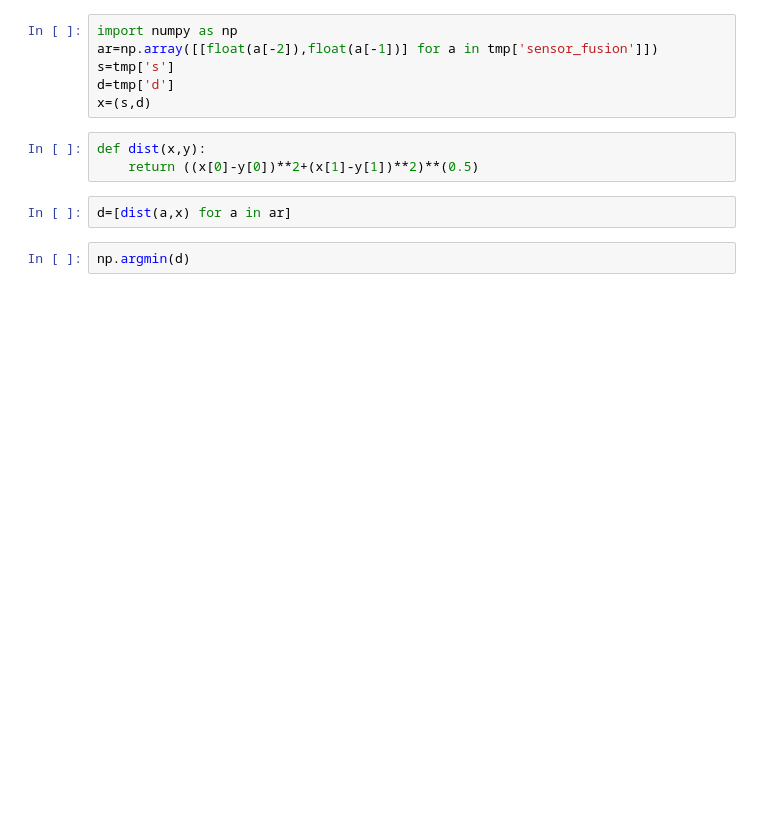
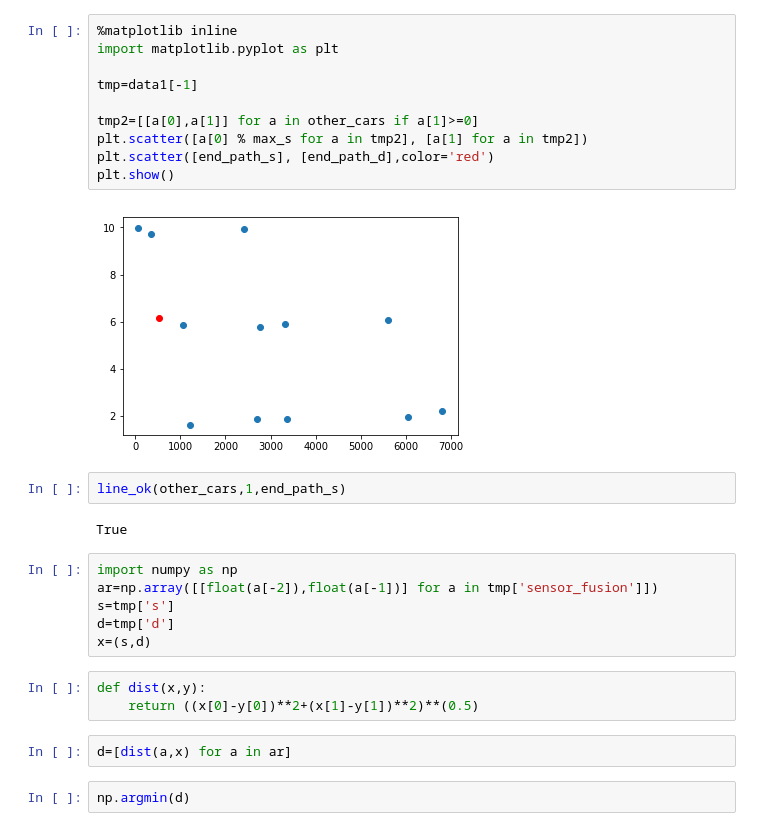
Before and after one commit to tarasovp/udacity-term3, a Jupyter notebook: CarND-Path-Planning-Project/py/Untitled.ipynb, the cells around one changed output. Cells and saved outputs as stored; diff of their text form; blank space fills up the shorter version.

```diff
--- a/CarND-Path-Planning-Project/py/Untitled.ipynb
+++ b/CarND-Path-Planning-Project/py/Untitled.ipynb
@@ -18,3 +94,19 @@ plt.show()
+# %%
+%matplotlib inline
+import matplotlib.pyplot as plt
+
+tmp=data1[-1]
+
+tmp2=[[a[0],a[1]] for a in other_cars if a[1]>=0]
+plt.scatter([a[0] % max_s for a in tmp2], [a[1] for a in tmp2])
+plt.scatter([end_path_s], [end_path_d],color='red')
+plt.show()
+# %% [output]
+[figure, added]
+# %%
+line_ok(other_cars,1,end_path_s)
+# %% [output]
+True
 # %%
 import numpy as np
 ar=np.array([[float(a[-2]),float(a[-1])] for a in tmp['sensor_fusion']])
```
Also changed, not shown: parts of 8 cells of this notebook, 3 other files.
